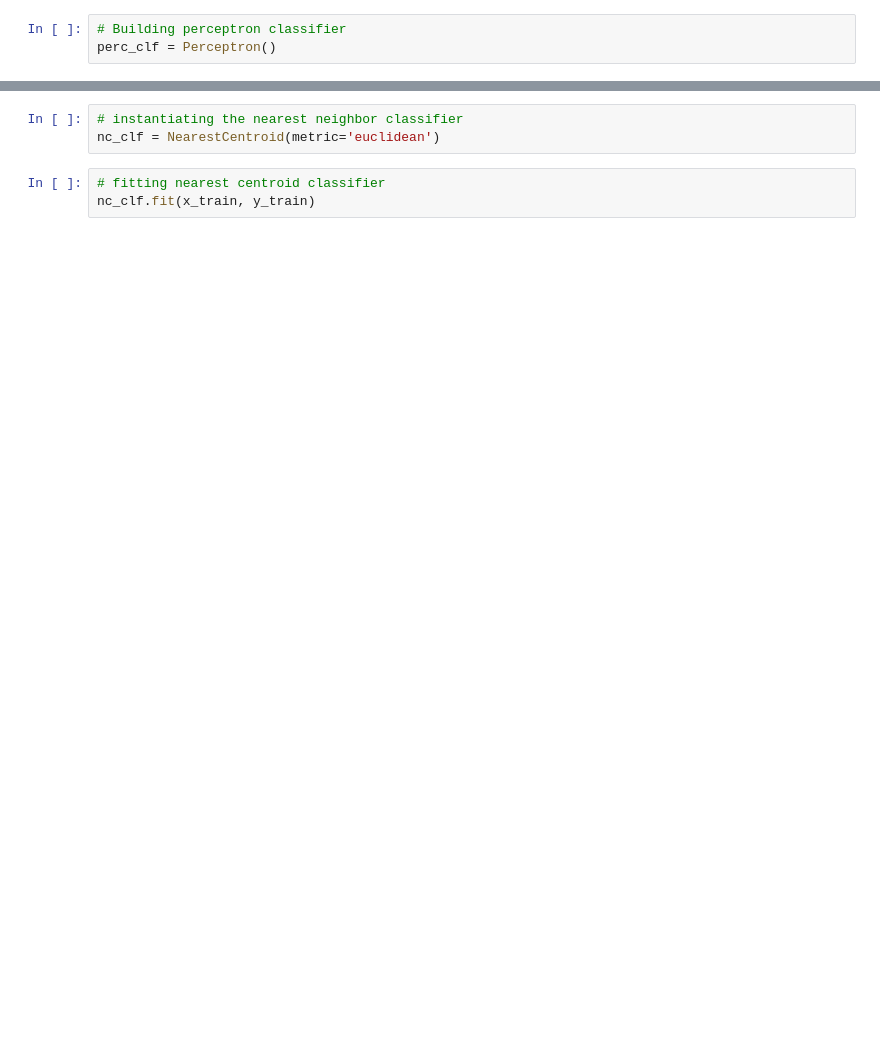
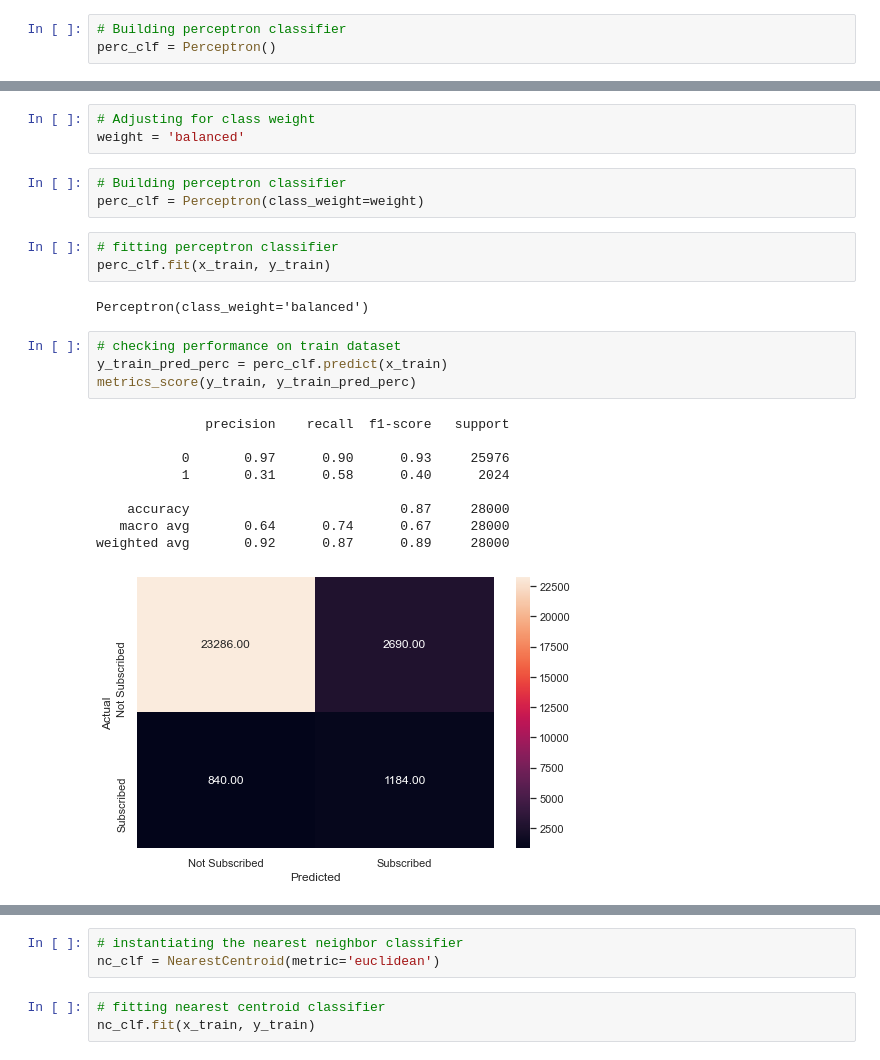
Before and after one commit to kre8tions/Apziva, a Jupyter notebook: cbxr8ZpqR79rOXna/cbxr8ZpqR79rOXna.ipynb, the cells around one changed output, grey strips where cells are left out. Cells and saved outputs as stored; diff of their text form; blank space fills up the shorter version.

```diff
--- a/cbxr8ZpqR79rOXna/cbxr8ZpqR79rOXna.ipynb
+++ b/cbxr8ZpqR79rOXna/cbxr8ZpqR79rOXna.ipynb
@@ -730,0 +768,25 @@ metrics_score(y_test, y_test_pred_perc)
+# %%
+# Adjusting for class weight
+weight = 'balanced'
+# %%
+# Building perceptron classifier
+perc_clf = Perceptron(class_weight=weight)
+# %%
+# fitting perceptron classifier
+perc_clf.fit(x_train, y_train)
+# %% [output]
+Perceptron(class_weight='balanced')
+# %%
+# checking performance on train dataset
+y_train_pred_perc = perc_clf.predict(x_train)
+metrics_score(y_train, y_train_pred_perc)
+# %% [output]
+              precision    recall  f1-score   support
+
+           0       0.97      0.90      0.93     25976
+           1       0.31      0.58      0.40      2024
+
+    accuracy                           0.87     28000
+   macro avg       0.64      0.74      0.67     28000
+weighted avg       0.92      0.87      0.89     28000
+[figure, added]
```
Also changed, not shown: parts of 63 cells of this notebook.
